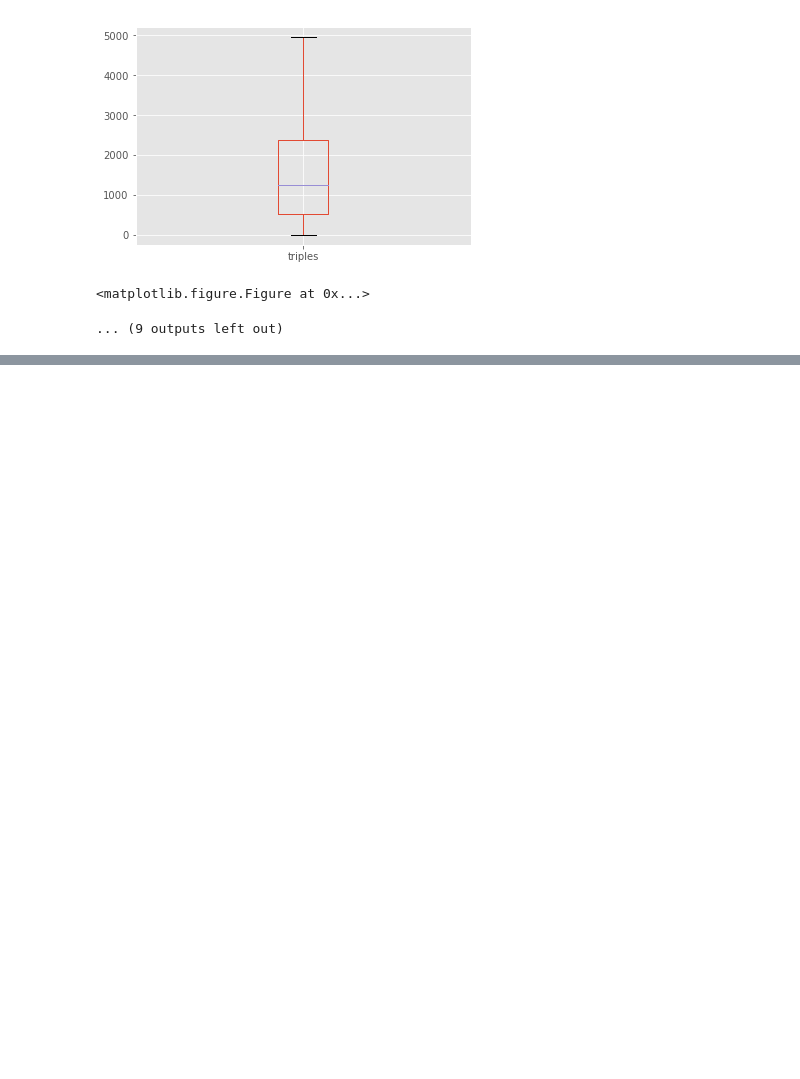
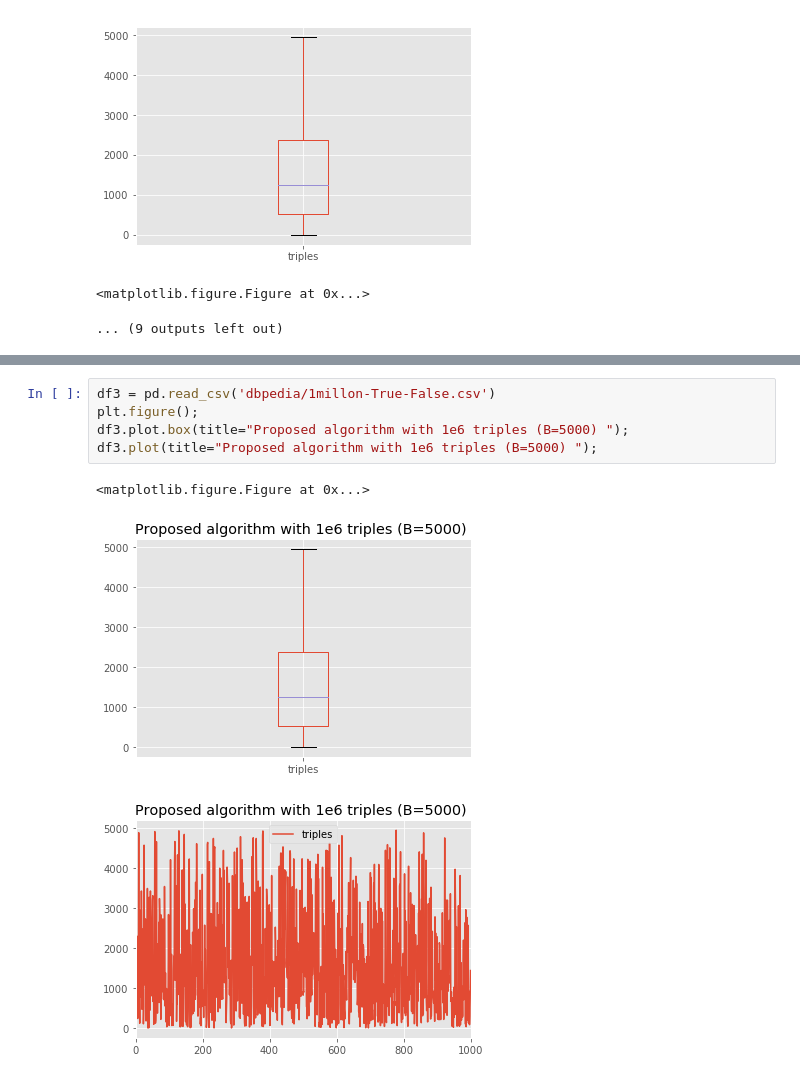
Before and after one commit to mosoriob/webSemantic, a Jupyter notebook: box.ipynb, the cells around one changed output, grey strips where cells are left out. Saved outputs shown, nothing was run; the diff lists cells and outputs as text; blank space fills up the shorter version.

```diff
--- a/box.ipynb
+++ b/box.ipynb
@@ -51,0 +66,9 @@ max    1.001289e+06
+# %%
+df3 = pd.read_csv('dbpedia/1millon-True-False.csv')
+plt.figure();
+df3.plot.box(title="Proposed algorithm with 1e6 triples (B=5000) ");
+df3.plot(title="Proposed algorithm with 1e6 triples (B=5000) ");
+# %% [output]
+<matplotlib.figure.Figure at 0x...>
+[figure, added]
+[figure, added]
```
Also changed, not shown: parts of 3 cells of this notebook.
